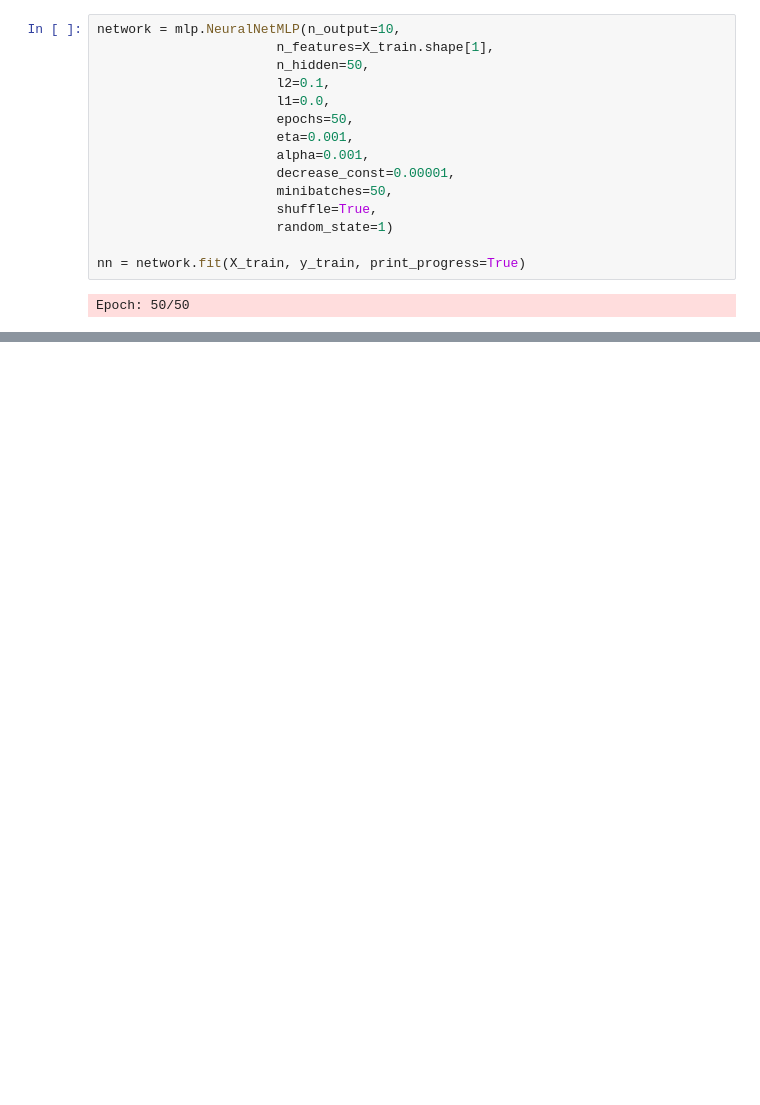
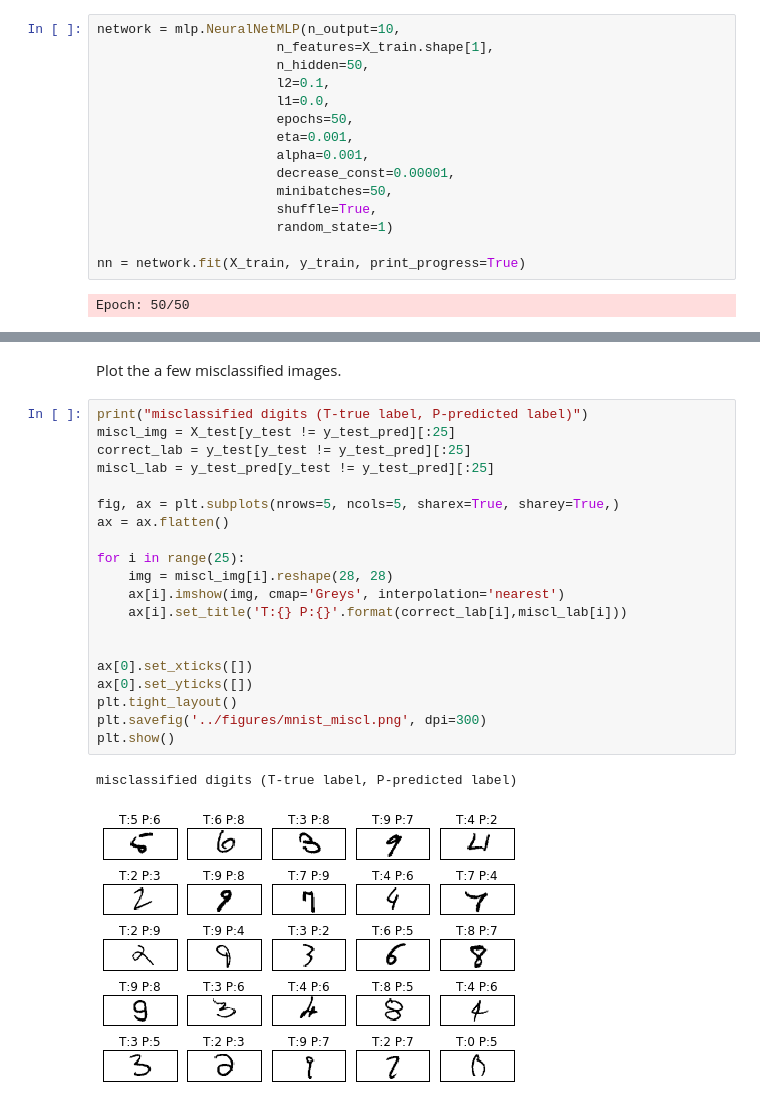
Before and after one commit to nbrawand/MultilayerPerceptron, a Jupyter notebook: src/Untitled.ipynb, the cells around one changed output, grey strips where cells are left out. Saved outputs shown, nothing was run; the diff lists cells and outputs as text; blank space fills up the shorter version.

```diff
--- a/src/Untitled.ipynb
+++ b/src/Untitled.ipynb
@@ -141,0 +133,25 @@ Test accuracy: 90.97%
+# %% [markdown]
+Plot the a few misclassified images.
+# %%
+print("misclassified digits (T-true label, P-predicted label)")
+miscl_img = X_test[y_test != y_test_pred][:25]
+correct_lab = y_test[y_test != y_test_pred][:25]
+miscl_lab = y_test_pred[y_test != y_test_pred][:25]
+
+fig, ax = plt.subplots(nrows=5, ncols=5, sharex=True, sharey=True,)
+ax = ax.flatten()
+
+for i in range(25):
+    img = miscl_img[i].reshape(28, 28)
+    ax[i].imshow(img, cmap='Greys', interpolation='nearest')
+    ax[i].set_title('T:{} P:{}'.format(correct_lab[i],miscl_lab[i]))
+
+
+ax[0].set_xticks([])
+ax[0].set_yticks([])
+plt.tight_layout()
+plt.savefig('../figures/mnist_miscl.png', dpi=300)
+plt.show()
+# %% [output]
+misclassified digits (T-true label, P-predicted label)
+[figure, added]
```
Also changed, not shown: parts of 14 cells of this notebook, 2 other files.
